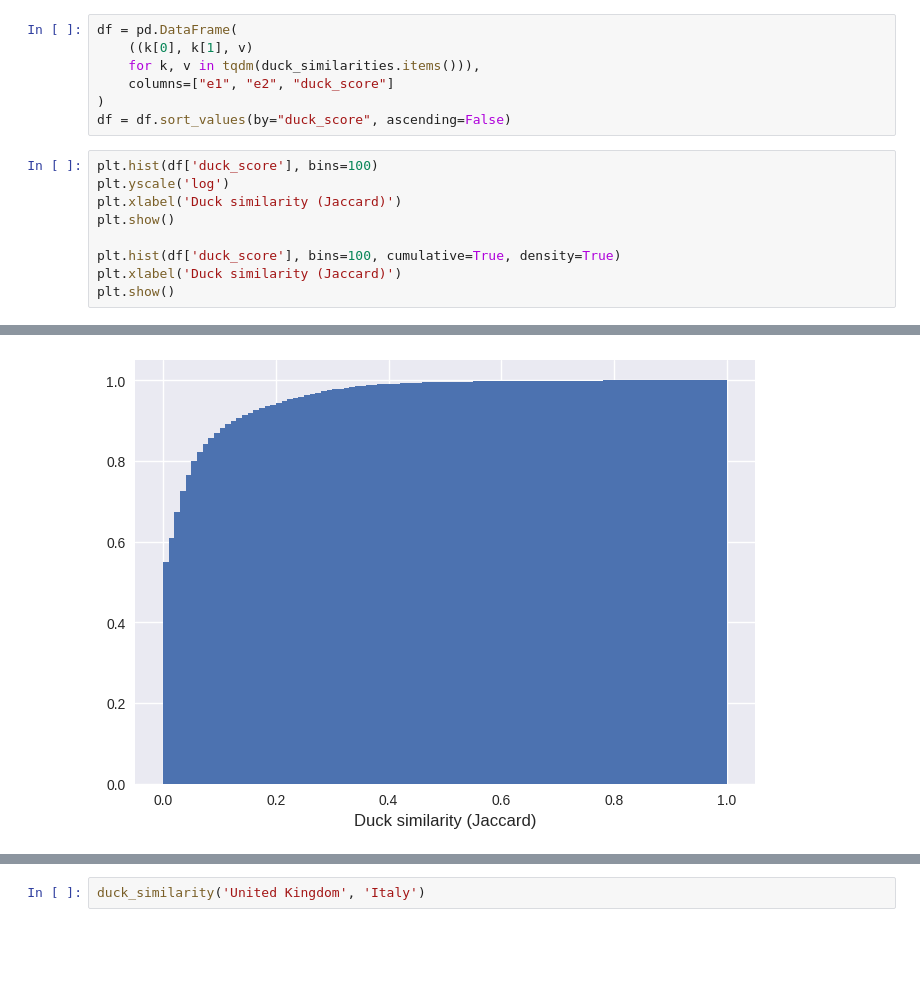
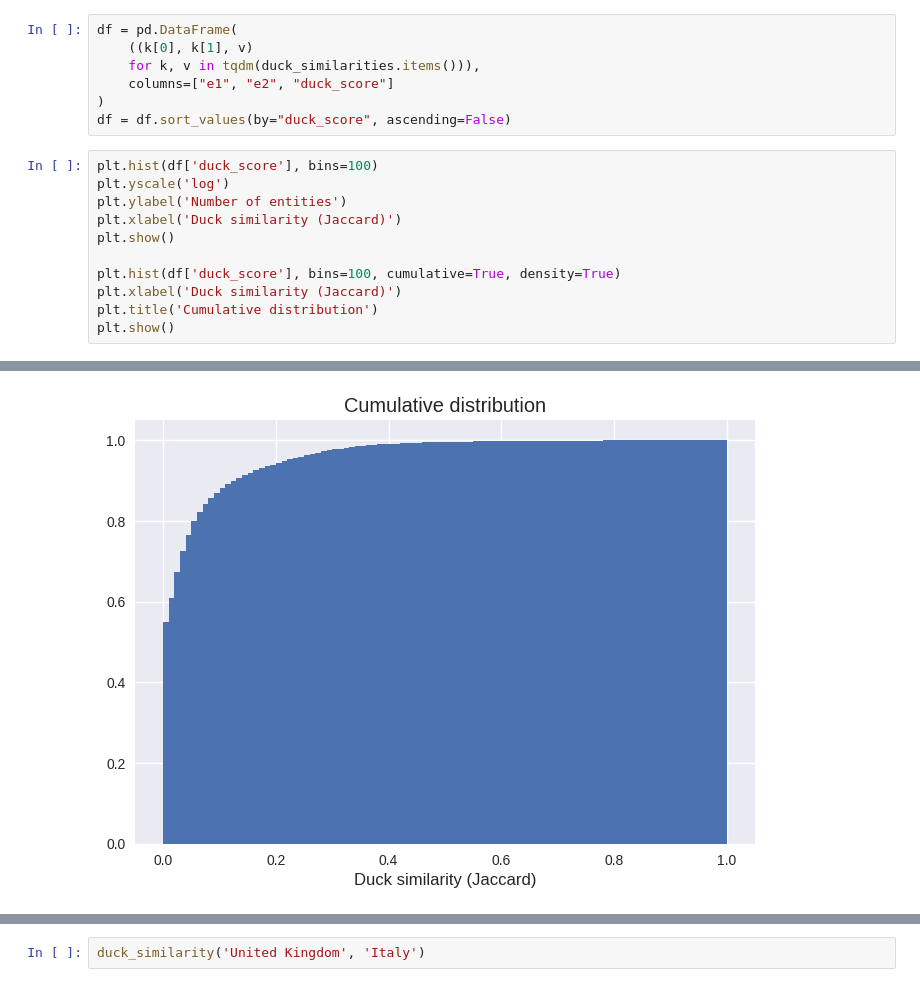
Before and after one commit to facebookresearch/BELA, a Jupyter notebook: bela/duck/duck_data/duck_jaccard_analysis.ipynb, the cells around one changed output, grey strips where cells are left out. Drawn from its saved outputs; the diff is of its cells as text; blank space fills up the shorter version.

```diff
--- a/bela/duck/duck_data/duck_jaccard_analysis.ipynb
+++ b/bela/duck/duck_data/duck_jaccard_analysis.ipynb
@@ -223,10 +223,12 @@ df = df.sort_values(by="duck_score", ascending=False)
 # %%
 plt.hist(df['duck_score'], bins=100)
 plt.yscale('log')
+plt.ylabel('Number of entities')
 plt.xlabel('Duck similarity (Jaccard)')
 plt.show()
 
 plt.hist(df['duck_score'], bins=100, cumulative=True, density=True)
 plt.xlabel('Duck similarity (Jaccard)')
+plt.title('Cumulative distribution')
 plt.show()
 # %% [output]
@@ -234,2 +236,2 @@ plt.show()
-[figure, old version]
+[figure, new version]
 # %%
```
Also changed, not shown: parts of 2 cells of this notebook, 3 other files.
